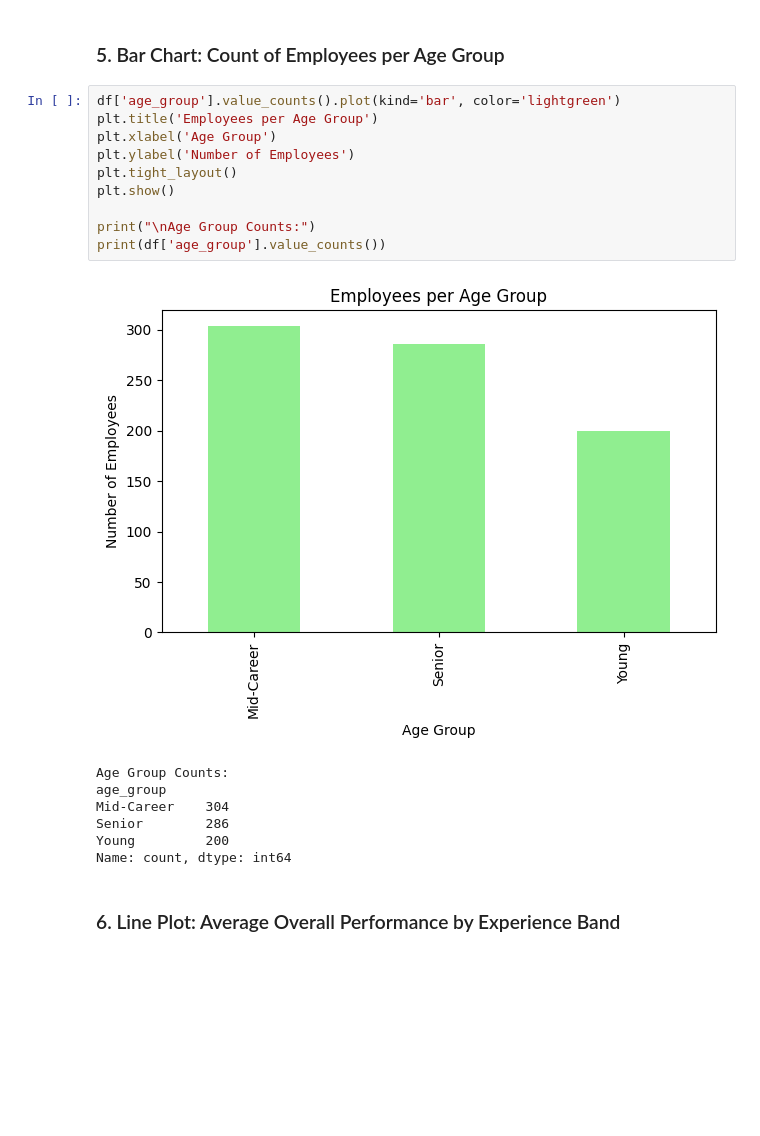
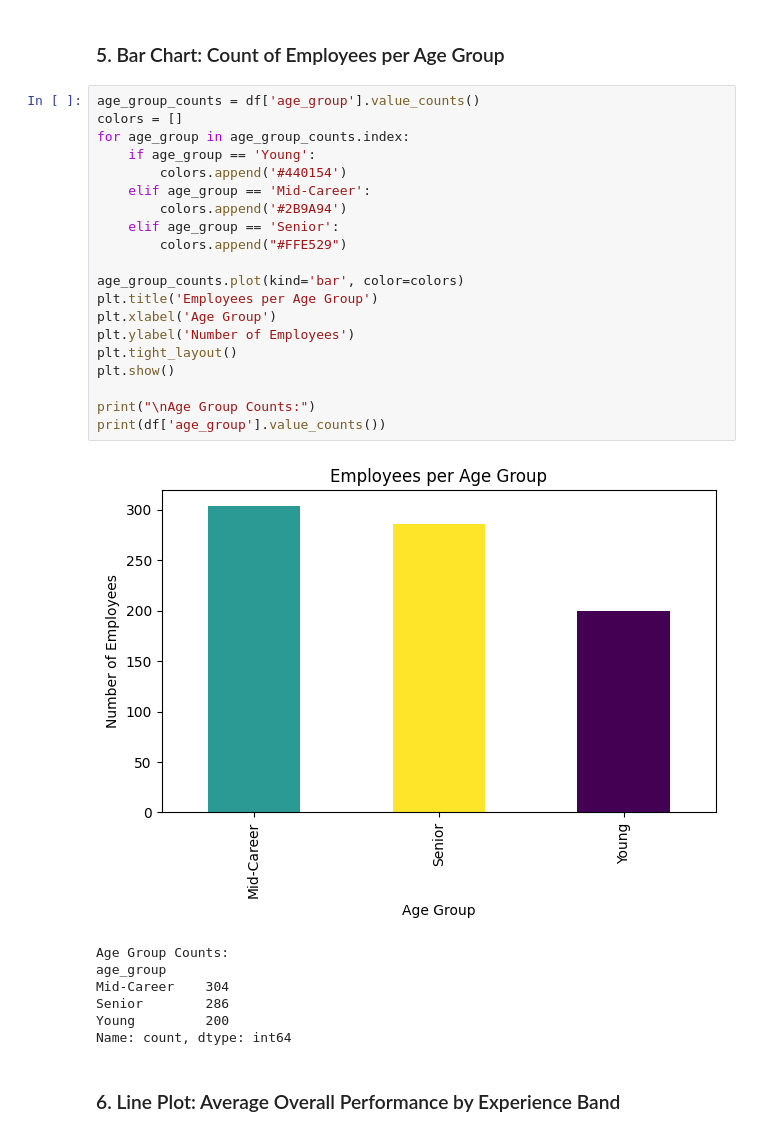
Before and after one commit to raquem-annierose/PolyTech-final-output, a Jupyter notebook: employee_performance_analysis.ipynb, the cells around one changed output. Cells and saved outputs as stored; diff of their text form; blank space fills up the shorter version.

```diff
--- a/employee_performance_analysis.ipynb
+++ b/employee_performance_analysis.ipynb
@@ -341,17 +353,27 @@ Median improvement rate: 0.257
 # %% [markdown]
 ### 5. Bar Chart: Count of Employees per Age Group
 # %%
-df['age_group'].value_counts().plot(kind='bar', color='lightgreen')
+age_group_counts = df['age_group'].value_counts()
+colors = []
+for age_group in age_group_counts.index:
+    if age_group == 'Young':
+        colors.append('#440154')
+    elif age_group == 'Mid-Career':
+        colors.append('#2B9A94')
+    elif age_group == 'Senior':
+        colors.append("#FFE529")
+
+age_group_counts.plot(kind='bar', color=colors)
 plt.title('Employees per Age Group')
 plt.xlabel('Age Group')
 plt.ylabel('Number of Employees')
 plt.tight_layout()
 plt.show()
 
 print("\nAge Group Counts:")
 print(df['age_group'].value_counts())
 # %% [output]
-[figure, old version]
+[figure, new version]
 Age Group Counts:
 age_group
 Mid-Career    304
```
Also changed, not shown: parts of 4 cells of this notebook.
